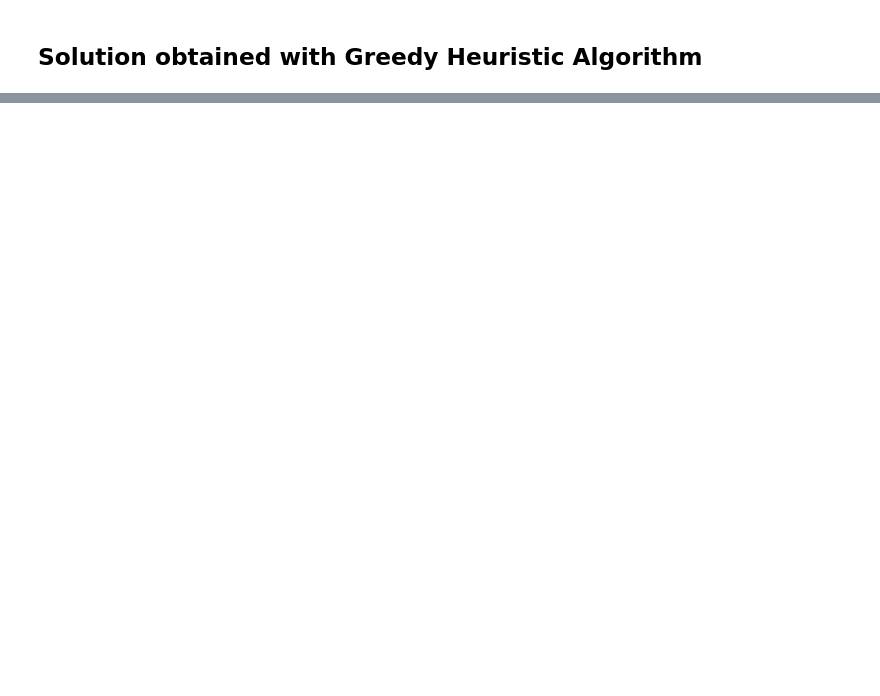
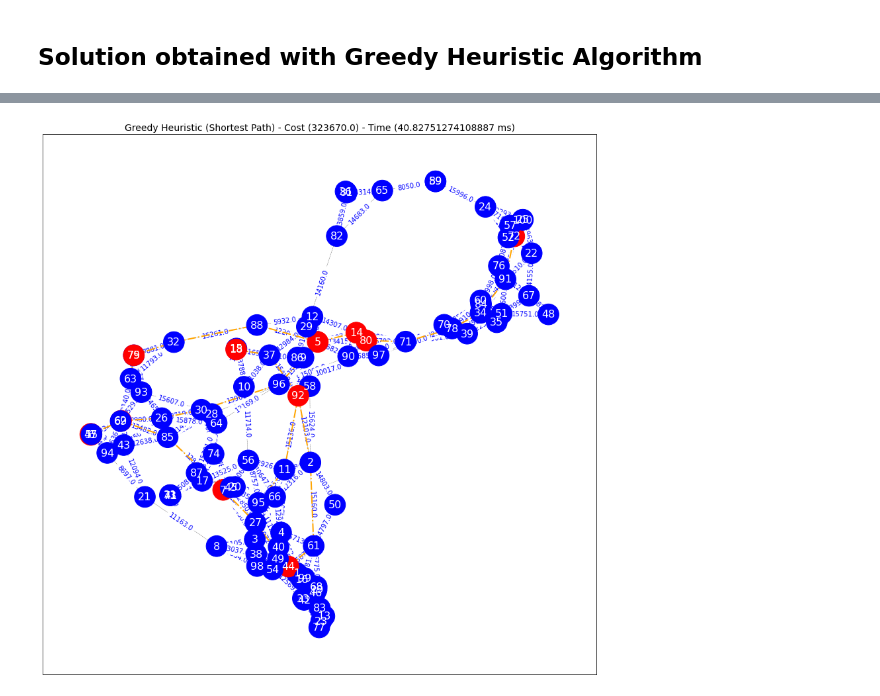
Before and after one commit to viniciusdsmello/prize-collecting-steiner-tree, a Jupyter notebook: notebooks/experiments_greedy_h1.ipynb, the cells around one changed output, grey strips where cells are left out. Saved outputs shown, nothing was run; the diff lists cells and outputs as text; code cells hidden in the pictures; blank space fills up the shorter version.

```diff
--- a/notebooks/experiments_greedy_h1.ipynb
+++ b/notebooks/experiments_greedy_h1.ipynb
@@ -41,3 +41,12 @@ stp = stp_reader.parser(filename='../data/instances/stp/C01-A.stp')
+# %%
+filename = '../data/instances/benchmark/PCSPG-JMP/K100.1.stp'
+
+if filename.endswith('.stp'):
+    stp_reader = SteinlibReader()
+else:
+    stp_reader = DatReader()
+
+stp = stp_reader.parser(filename=filename)
 # %%
 # stp = SteinerTreeProblem(graph=G, terminals=terminals)
 # %%
@@ -98,10 +124,12 @@ print(f'Cost: {preprocessed_graph_greedy_cost}')
 # %%
-# draw_steiner_graph(
-#     stp.graph,
-#     steiner_graph=steiner_tree,
-#     plot_title=f'Greedy Heuristic (Shortest Path) - Cost ({greedy_cost}) - Time ({solver._duration * 1000} ms)',
-#     node_label='name'
-# )
+draw_steiner_graph(
+    stp_preprocessed.graph,
+    steiner_graph=steiner_tree,
+    plot_title=f'Greedy Heuristic (Shortest Path) - Cost ({greedy_cost}) - Time ({solver._duration * 1000} ms)',
+    node_label='name'
+)
+# %% [output]
+[figure, added]
 # %%
 # draw_steiner_graph(
 #     stp.graph,
```
Also changed, not shown: parts of 7 cells of this notebook, 3 other files.
